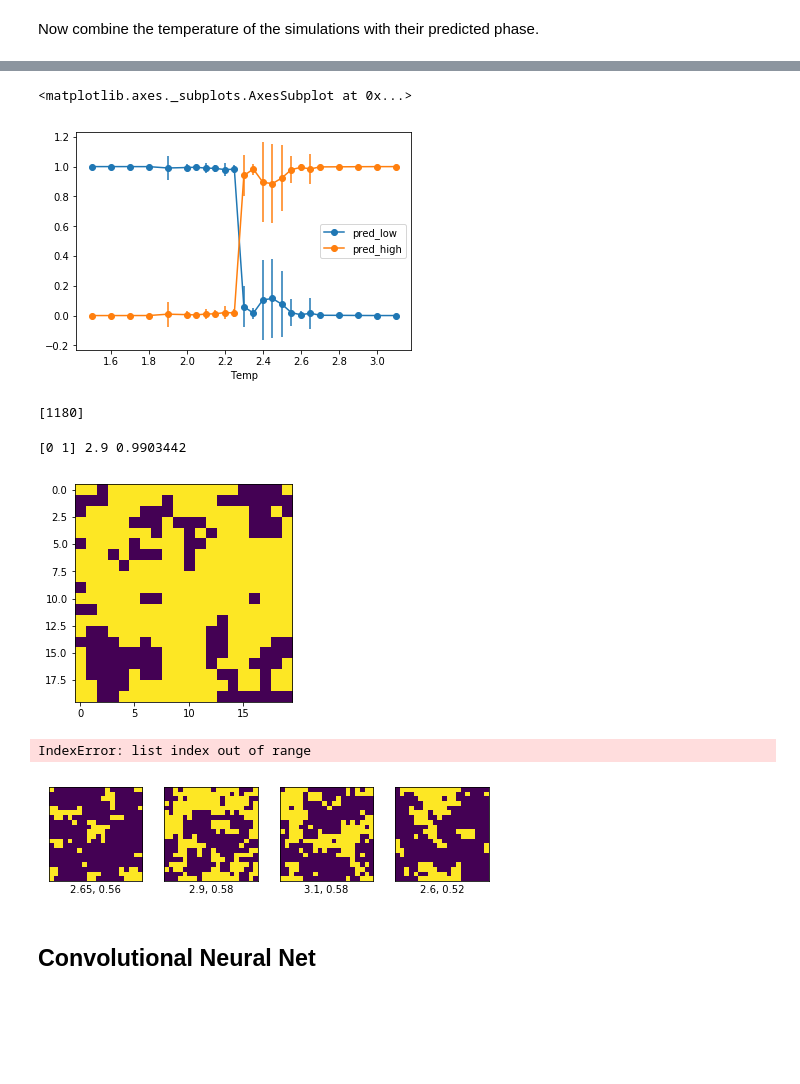
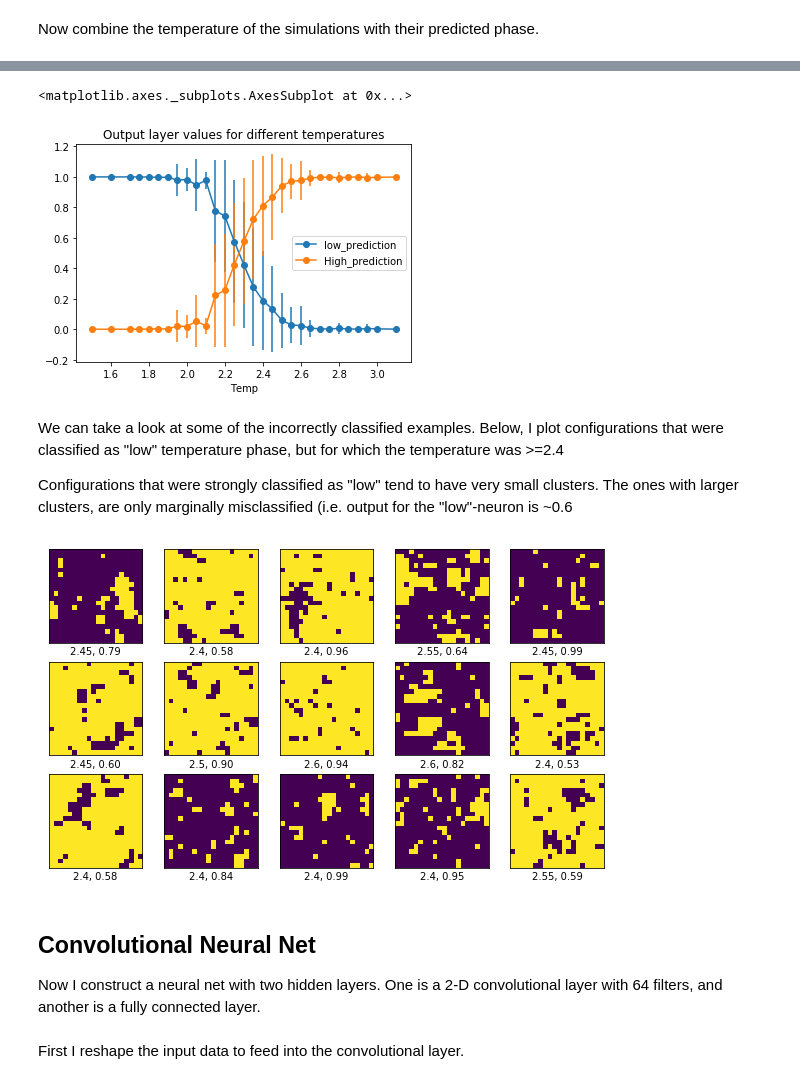
Before and after one commit to DanielJCase/Ising-Deep-Learning, a Jupyter notebook: Ising_NN.ipynb, the cells around one changed output, grey strips where cells are left out. Saved outputs shown, nothing was run; the diff lists cells and outputs as text; code cells hidden in the pictures; blank space fills up the shorter version.

```diff
--- a/Ising_NN.ipynb
+++ b/Ising_NN.ipynb
@@ -30,40 +35,26 @@
 # %%
 def one_hot_label(img):
+    # img is the file name of a configuration
     label,T,_,_ = img.split('_')
     if label == 'low':
         ohl = np.array([1,0])
     elif label == 'high':
         ohl = np.array([0,1])
     return ohl,T
-def train_data_with_label(train_path,*args):
-    train_images = []
-    if args:
+def data_with_label(data_path,*args):
+    data = []
+    if args: # The args are a list if directories in the data path that separate the classes/categories
         for category in args:
-            for i in tqdm(os.listdir(train_path + category)):
-                path = os.path.join(train_path, category,i)
+            for i in tqdm(os.listdir(data_path + category)):
+                path = os.path.join(data_path, category,i)
                 img = np.load(path)
-                #img = cv2.imread(path, cv2.IMREAD_GRAYSCALE)
-                #img = cv2.resize(img, (128,128))
-                train_images.append([img, one_hot_label(i)])
-        shuffle(train_images)
-        return train_images
-
-def valid_data_with_label(valid_path,*args):
-    valid_images = []
-    if args:
-        for category in args:
-            for i in tqdm(os.listdir(valid_path + category)):
-                path = os.path.join(valid_path, category,i)
-                img = np.load(path)
-                #img = cv2.imread(path, cv2.IMREAD_GRAYSCALE)
-                #img = cv2.resize(img, (128,128))
-                valid_images.append([img, one_hot_label(i)])
-        shuffle(valid_images)
-        return valid_images
+                data.append([img, one_hot_label(i)])
+        shuffle(data)
+        return data
 # %% [markdown]
 Load in the train and validation sets.
 
 Each element of the sets consists of a tuple of the form: (numpy array, one hot label, temperature)
 # %%
-train_set=train_data_with_label(train_data,'low','high')
-valid_set=valid_data_with_label(valid_data,'low','high')
+train_set=data_with_label(train_path,'low','high')
+valid_set=data_with_label(valid_path,'low','high')
@@ -99,3 +108,3 @@ model1.compile(optimizer=tf.train.AdamOptimizer(learning_rate=0.001), loss='bina
 # %%
-model1.fit(x=tr_img_data,y=tr_lbl_data, epochs=20,batch_size=64)
+model1.fit(x=tr_img_data,y=tr_lbl_data, epochs=10,batch_size=64)
 # %% [output]
@@ -134,6 +152,6 @@ high_predict = predictions[:,1]
 # %% [markdown]
 Now combine the temperature of the simulations with their predicted phase.
 # %%
-df1 = pd.DataFrame({'pred_low':low_predict,'pred_high':high_predict, 'Temp':val_Temp_data})
+df1 = pd.DataFrame({'low_prediction':low_predict,'High_prediction':high_predict, 'Temp':val_Temp_data})
 df1.head()
 # %% [output]
@@ -152,5 +176,5 @@ df3=df1.groupby('Temp').std()
 # %%
-df2.plot(marker='o',yerr=df3)
+df2.plot(marker='o',yerr=df3, title="Output layer values for different temperatures")
 # %% [output]
 <matplotlib.axes._subplots.AxesSubplot at 0x...>
-[figure, old version]
+[figure, new version]
@@ -160,3 +181,7 @@ df2.plot(marker='o',yerr=df3)
+# %% [markdown]
+We can take a look at some of the incorrectly classified examples. Below, I plot configurations that were classified as "low" temperature phase, but for which the temperature was >=2.4
+
+Configurations that were strongly classified as "low" tend to have very small clusters. The ones with larger clusters, are only marginally misclassified (i.e. output for the "low"-neuron is ~0.6
 # %%
 bad_predictions=[]
 for i in range(len(val_lbl_data)):
@@ -165,18 +189,13 @@ for i in range(len(val_lbl_data)):
         bad_predictions.append(i)
-# %%
-bad_predictions
-# %% [output]
-[1180]
 # %%
-idx=2388
-plt.imshow(val_img_data[idx])
-print(val_lbl_data[idx],val_Temp_data[idx],low_predict[idx])
+#bad_predictions
+#idx=bad_predictions[1]
+#plt.imshow(val_img_data[idx])
+#print(val_lbl_data[idx],val_Temp_data[idx],low_predict[idx])
-# %% [output]
-[0 1] 2.9 0.9903442
-[figure, removed]
 # %%
+# Plot incorrectly classified examples, and show the temperature and output of the "low" prediction neuron.
 plt.figure(figsize=(10,10))
-for i in range(25):
+for i in range(15):
     idx=bad_predictions[i]
     plt.subplot(5,5,i+1)
     plt.xticks([])
@@ -185,5 +204,4 @@ for i in range(25):
     plt.imshow(val_img_data[idx])
     plt.xlabel(f'{val_Temp_data[idx]}, {low_predict[idx]:.2f}')
 # %% [output]
-IndexError: list index out of range
-[figure, old version]
+[figure, new version]
@@ -195,5 +208,8 @@ IndexError: list index out of range
-# %% [markdown]
-## Convolutional Neural Net
+# %% [markdown]
+## Convolutional Neural Net
+Now I construct a neural net with two hidden layers. One is a 2-D convolutional layer with 64 filters, and another is a fully connected layer.
+# %% [markdown]
+First I reshape the input data to feed into the convolutional layer.
 # %%
 tr_img_data = np.array([i[0] for i in train_set]).reshape(-1,20,20,1)
 val_img_data = np.array([i[0] for i in valid_set]).reshape(-1,20,20,1)
```
Also changed, not shown: parts of 54 cells of this notebook.
